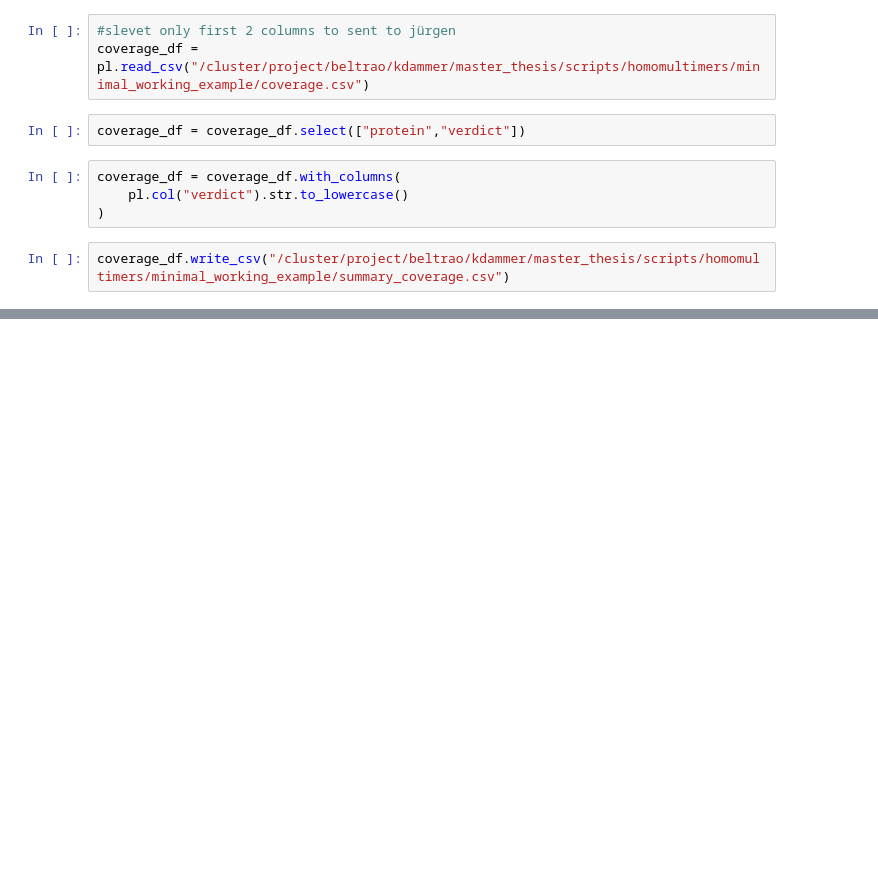
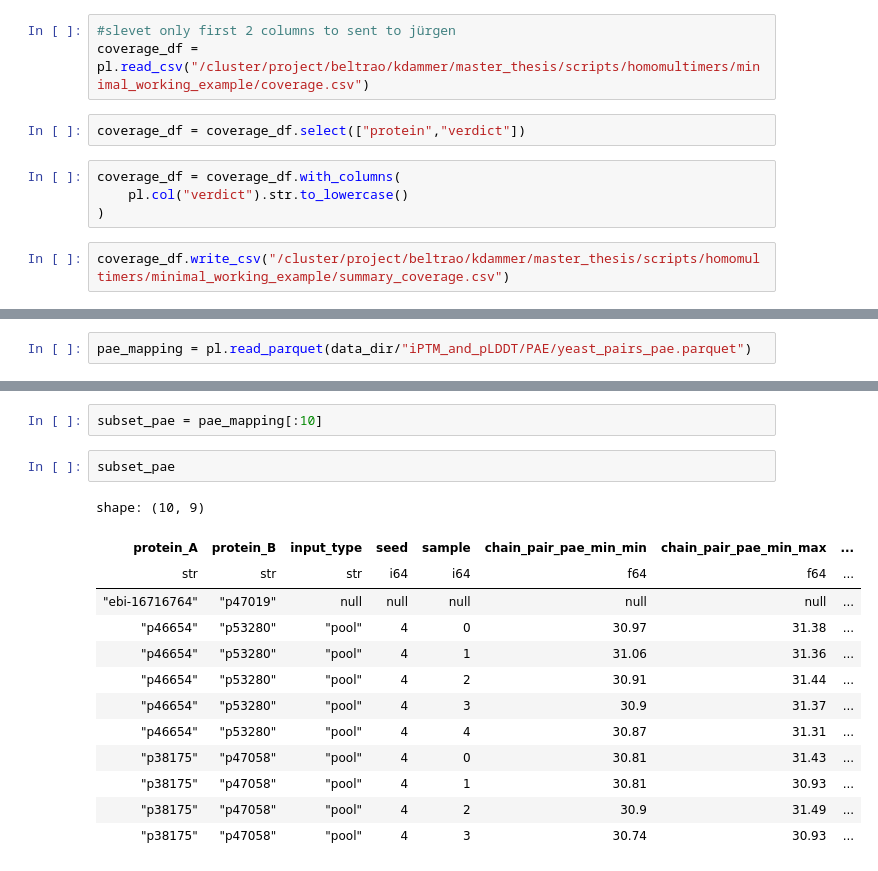
Before and after one commit to Kim-Dammer/master_thesis, a Jupyter notebook: notebooks/08_homomultimers.ipynb, the cells around one changed output, grey strips where cells are left out. Saved outputs shown, nothing was run; the diff lists cells and outputs as text; blank space fills up the shorter version.

```diff
--- a/notebooks/08_homomultimers.ipynb
+++ b/notebooks/08_homomultimers.ipynb
@@ -169,0 +255,2 @@ coverage_df.write_csv("/cluster/project/beltrao/kdammer/master_thesis/scripts/ho
+# %%
+pae_mapping = pl.read_parquet(data_dir/"iPTM_and_pLDDT/PAE/yeast_pairs_pae.parquet")
@@ -169,0 +265,18 @@ coverage_df.write_csv("/cluster/project/beltrao/kdammer/master_thesis/scripts/ho
+# %%
+subset_pae = pae_mapping[:10]
+# %%
+subset_pae
+# %% [output]
+shape: (10, 9)
+| protein_A | protein_B | input_type | seed | sample | chain_pair_pae_min_min | chain_pair_pae_min_max | ... |
+| str | str | str | i64 | i64 | f64 | f64 | ... |
+| "ebi-16716764" | "p47019" | null | null | null | null | null | ... |
+| "p46654" | "p53280" | "pool" | 4 | 0 | 30.97 | 31.38 | ... |
+| "p46654" | "p53280" | "pool" | 4 | 1 | 31.06 | 31.36 | ... |
+| "p46654" | "p53280" | "pool" | 4 | 2 | 30.91 | 31.44 | ... |
+| "p46654" | "p53280" | "pool" | 4 | 3 | 30.9 | 31.37 | ... |
+| "p46654" | "p53280" | "pool" | 4 | 4 | 30.87 | 31.31 | ... |
+| "p38175" | "p47058" | "pool" | 4 | 0 | 30.81 | 31.43 | ... |
+| "p38175" | "p47058" | "pool" | 4 | 1 | 30.81 | 30.93 | ... |
+| "p38175" | "p47058" | "pool" | 4 | 2 | 30.9 | 31.49 | ... |
+| "p38175" | "p47058" | "pool" | 4 | 3 | 30.74 | 30.93 | ... |
```
Also changed, not shown: parts of 19 cells of this notebook, 16 other files.
